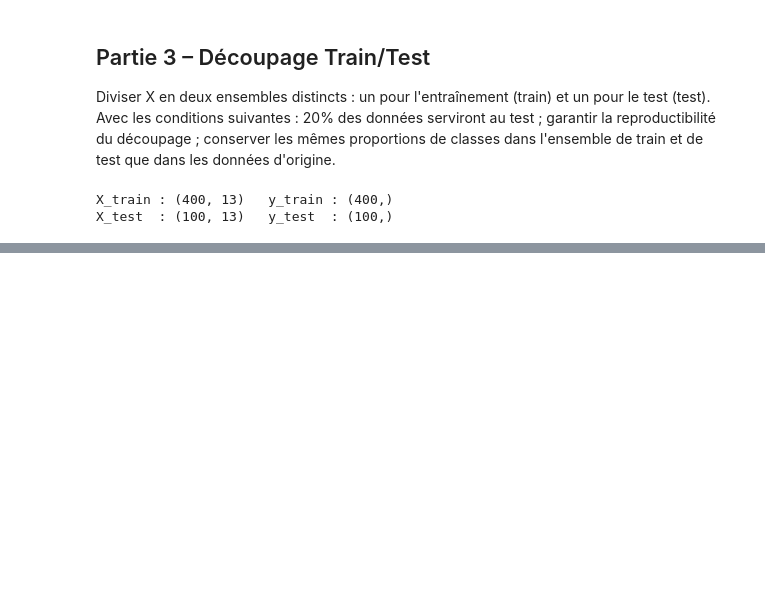
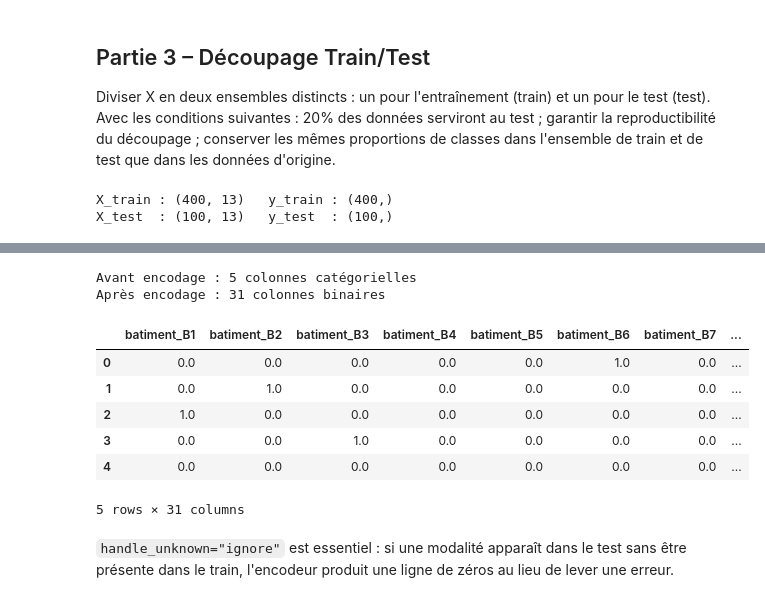
Before and after one commit to Damstat/atelier_prepa_donnees_tab, a Jupyter notebook: notebooks/atelier_prepa_donnees_tab.ipynb, the cells around one changed output, grey strips where cells are left out. Drawn from its saved outputs; the diff is of its cells as text; code cells hidden in the pictures; blank space fills up the shorter version.

Commit message:
P4: Encodage des variables categorielles

```diff
--- a/notebooks/atelier_prepa_donnees_tab.ipynb
+++ b/notebooks/atelier_prepa_donnees_tab.ipynb
@@ -761,0 +780,23 @@ X_test  : (100, 13)   y_test  : (100,)
+# %%
+from sklearn.preprocessing import OneHotEncoder
+
+encodeur_demo = OneHotEncoder(handle_unknown="ignore", sparse_output=False)
+apercu = encodeur_demo.fit_transform(X_train[variables_cat].fillna("Manquant"))
+
+print(f"Avant encodage : {len(variables_cat)} colonnes catégorielles")
+print(f"Après encodage : {apercu.shape[1]} colonnes binaires")
+
+pd.DataFrame(apercu, columns=encodeur_demo.get_feature_names_out(variables_cat)).head()
+# %% [output]
+Avant encodage : 5 colonnes catégorielles
+Après encodage : 31 colonnes binaires
+|  | batiment_B1 | batiment_B2 | batiment_B3 | batiment_B4 | batiment_B5 | batiment_B6 | batiment_B7 | ... |
+| 0 | 0.0 | 0.0 | 0.0 | 0.0 | 0.0 | 1.0 | 0.0 | ... |
+| 1 | 0.0 | 1.0 | 0.0 | 0.0 | 0.0 | 0.0 | 0.0 | ... |
+| 2 | 1.0 | 0.0 | 0.0 | 0.0 | 0.0 | 0.0 | 0.0 | ... |
+| 3 | 0.0 | 0.0 | 1.0 | 0.0 | 0.0 | 0.0 | 0.0 | ... |
+| 4 | 0.0 | 0.0 | 0.0 | 0.0 | 0.0 | 0.0 | 0.0 | ... |
+5 rows × 31 columns
+# %% [markdown]
+`handle_unknown="ignore"` est essentiel : si une modalité apparaît dans le test sans être
+présente dans le train, l'encodeur produit une ligne de zéros au lieu de lever une erreur.
```
Also changed, not shown: parts of 2 cells of this notebook.
